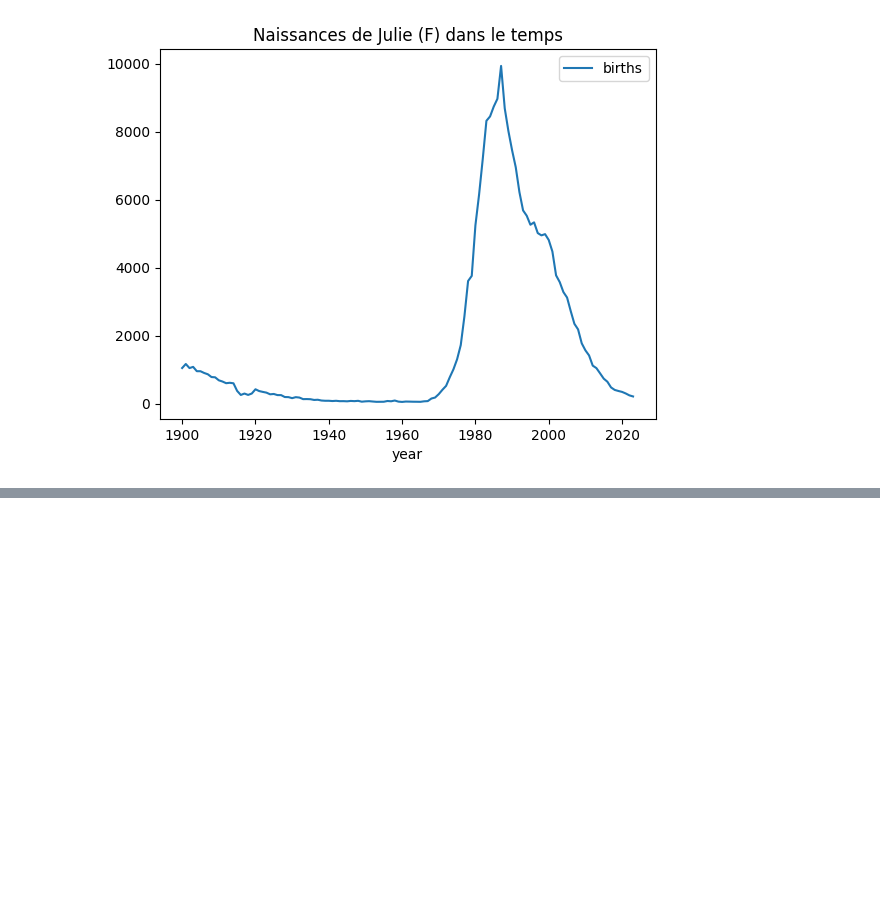
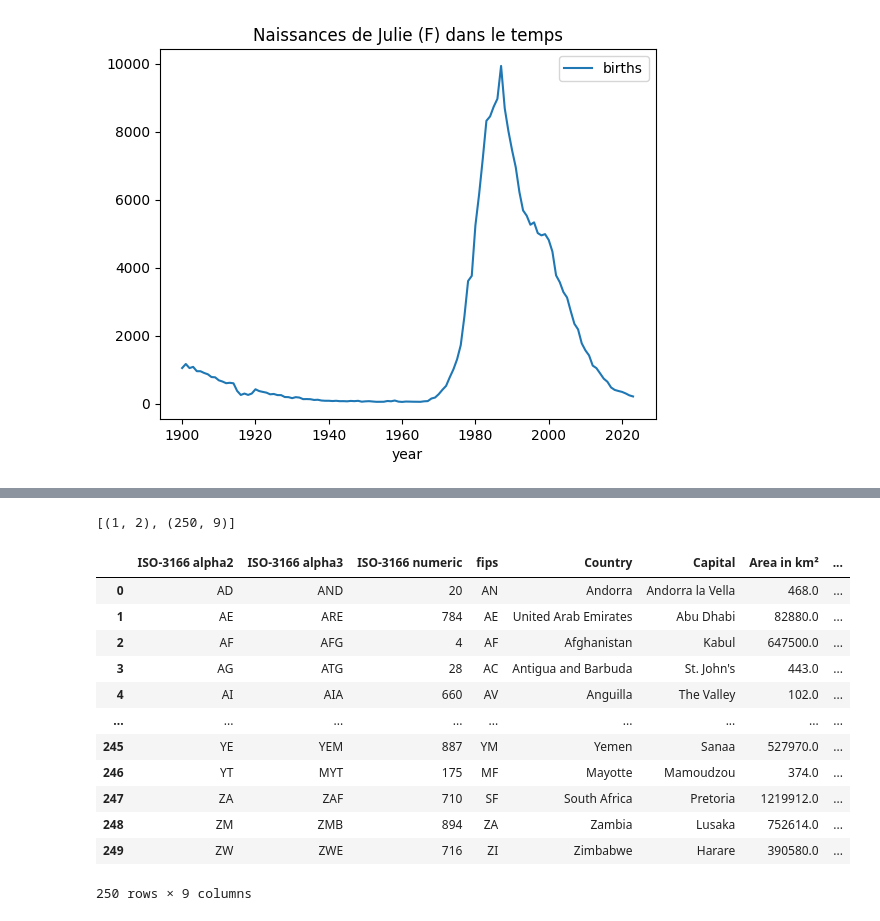
Before and after one commit to fran6w/TIDE, a Jupyter notebook: 02_TIDE_session.ipynb, the cells around one changed output, grey strips where cells are left out. Saved outputs shown, nothing was run; the diff lists cells and outputs as text; code cells hidden in the pictures; blank space fills up the shorter version.

```diff
--- a/02_TIDE_session.ipynb
+++ b/02_TIDE_session.ipynb
@@ -341,0 +535,24 @@ trace_prenom_genre("Julie", "F")
+# %%
+var = pd.read_html("https://www.geonames.org/countries/",
+                   na_values="",
+                   keep_default_na=False)
+[d.shape for d in var]
+# %% [output]
+[(1, 2), (250, 9)]
+# %%
+df_pays = var[1]
+df_pays
+# %% [output]
+|  | ISO-3166 alpha2 | ISO-3166 alpha3 | ISO-3166 numeric | fips | Country | Capital | Area in km² | ... |
+| 0 | AD | AND | 20 | AN | Andorra | Andorra la Vella | 468.0 | ... |
+| 1 | AE | ARE | 784 | AE | United Arab Emirates | Abu Dhabi | 82880.0 | ... |
+| 2 | AF | AFG | 4 | AF | Afghanistan | Kabul | 647500.0 | ... |
+| 3 | AG | ATG | 28 | AC | Antigua and Barbuda | St. John's | 443.0 | ... |
+| 4 | AI | AIA | 660 | AV | Anguilla | The Valley | 102.0 | ... |
+| ... | ... | ... | ... | ... | ... | ... | ... | ... |
+| 245 | YE | YEM | 887 | YM | Yemen | Sanaa | 527970.0 | ... |
+| 246 | YT | MYT | 175 | MF | Mayotte | Mamoudzou | 374.0 | ... |
+| 247 | ZA | ZAF | 710 | SF | South Africa | Pretoria | 1219912.0 | ... |
+| 248 | ZM | ZMB | 894 | ZA | Zambia | Lusaka | 752614.0 | ... |
+| 249 | ZW | ZWE | 716 | ZI | Zimbabwe | Harare | 390580.0 | ... |
+250 rows × 9 columns
```
Also changed, not shown: parts of 20 cells of this notebook.
